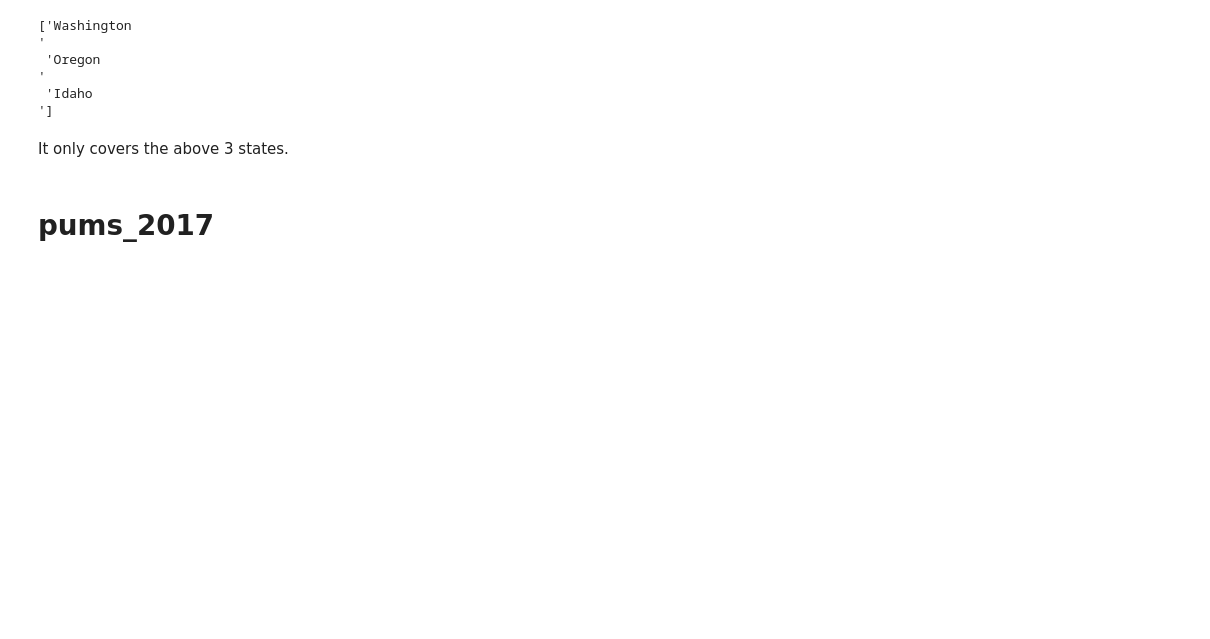
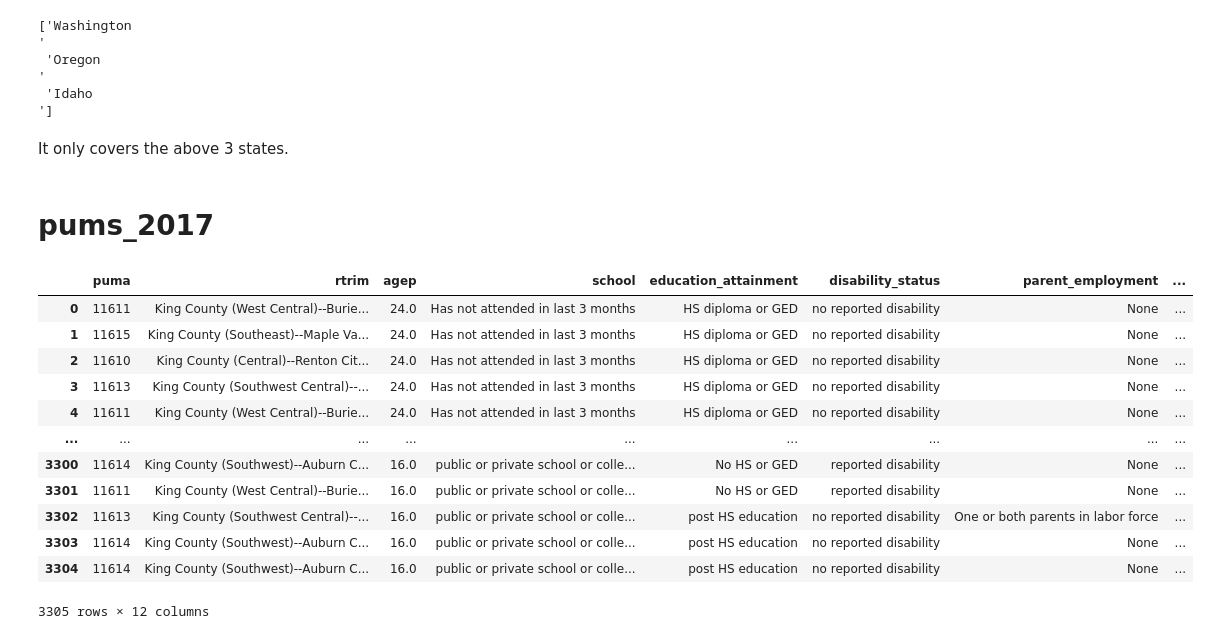
Before and after one commit to mesterhammerfic/mod-1-project-chicago-seattle-ds-051120, a Jupyter notebook: notebooks/exploratory/02_mef_database_descriptions.ipynb, the cells around one changed output. Cells and saved outputs as stored; diff of their text form; code cells hidden in the pictures; blank space fills up the shorter version.

```diff
--- a/notebooks/exploratory/02_mef_database_descriptions.ipynb
+++ b/notebooks/exploratory/02_mef_database_descriptions.ipynb
@@ -140,0 +153,52 @@ It only covers the above 3 states.
+# %%
+query = """
+            SELECT p.puma, rtrim(puma_name), agep,
+            CASE WHEN p.sch = '1' THEN 'Has not attended in last 3 months'
+                 WHEN p.sch IN ('2','3') THEN 'public or private school or college and homeschool'
+                 END as School,
+            CASE WHEN p.schl in ('16','17') THEN 'HS diploma or GED'
+                 WHEN p.schl in ('18','19','20','21','22','23','24') THEN 'post HS education'
+                 ELSE 'No HS or GED'
+                 END as Education_attainment,
+            CASE WHEN p.dis = '1' THEN 'reported disability'
+                 ELSE 'no reported disability'
+                 END as disability_status,
+            CASE WHEN p.esp in ('1','2','3','5','6','7','8') THEN 'One or both parents in labor force'
+                 WHEN p.esp = '4' THEN 'Neither parent in labor force'
+                 END as Parent_employment,
+            CASE WHEN p.esr in ('1','2') THEN 'employed'
+                 WHEN p.esr in ('3','6') THEN 'Unemployed/not in labor force'
+                 WHEN p.esr IN ('4','5') THEN 'Armed Forces'
+                 END as Employment_status,
+            CASE WHEN p.sex = '1' THEN 'male'
+                 ELSE 'female'
+                 END as gender,
+            indp,
+            povpip,
+            SUM(pwgtp) as Weighted_Total
+            FROM pums_2017 p
+            JOIN puma_names_2010 n on p.puma = n.puma
+            WHERE state_name = 'Washington'
+            AND p.puma IN ('11610', '11611', '11612', '11613', '11614', '11615')
+            AND agep BETWEEN 16 AND 24
+            GROUP BY school, education_attainment, disability_status, employment_status, Parent_employment, indp, povpip,
+                     agep, sex, rtrim(puma_name), p.puma
+            ORDER BY school, agep DESC"""
+
+skc_youth_2017 = pd.read_sql(query, conn)
+# %%
+skc_youth_2017
+# %% [output]
+|  | puma | rtrim | agep | school | education_attainment | disability_status | parent_employment | ... |
+| 0 | 11611 | King County (West Central)--Burie... | 24.0 | Has not attended in last 3 months | HS diploma or GED | no reported disability | None | ... |
+| 1 | 11615 | King County (Southeast)--Maple Va... | 24.0 | Has not attended in last 3 months | HS diploma or GED | no reported disability | None | ... |
+| 2 | 11610 | King County (Central)--Renton Cit... | 24.0 | Has not attended in last 3 months | HS diploma or GED | no reported disability | None | ... |
+| 3 | 11613 | King County (Southwest Central)--... | 24.0 | Has not attended in last 3 months | HS diploma or GED | no reported disability | None | ... |
+| 4 | 11611 | King County (West Central)--Burie... | 24.0 | Has not attended in last 3 months | HS diploma or GED | no reported disability | None | ... |
+| ... | ... | ... | ... | ... | ... | ... | ... | ... |
+| 3300 | 11614 | King County (Southwest)--Auburn C... | 16.0 | public or private school or colle... | No HS or GED | reported disability | None | ... |
+| 3301 | 11611 | King County (West Central)--Burie... | 16.0 | public or private school or colle... | No HS or GED | reported disability | None | ... |
+| 3302 | 11613 | King County (Southwest Central)--... | 16.0 | public or private school or colle... | post HS education | no reported disability | One or both parents in labor force | ... |
+| 3303 | 11614 | King County (Southwest)--Auburn C... | 16.0 | public or private school or colle... | post HS education | no reported disability | None | ... |
+| 3304 | 11614 | King County (Southwest)--Auburn C... | 16.0 | public or private school or colle... | post HS education | no reported disability | None | ... |
+3305 rows × 12 columns
```
Also changed, not shown: parts of 13 cells of this notebook, 9 other files.
